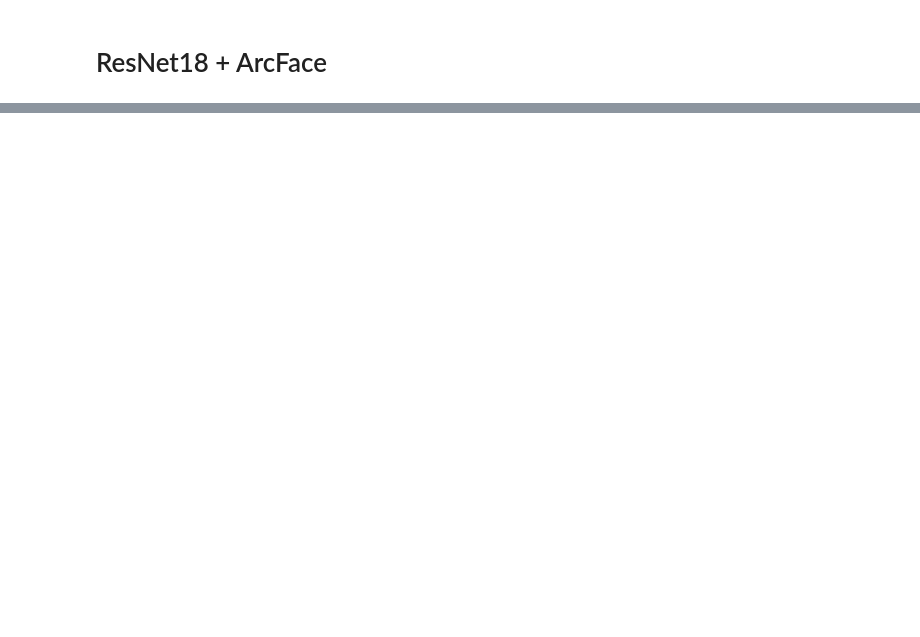
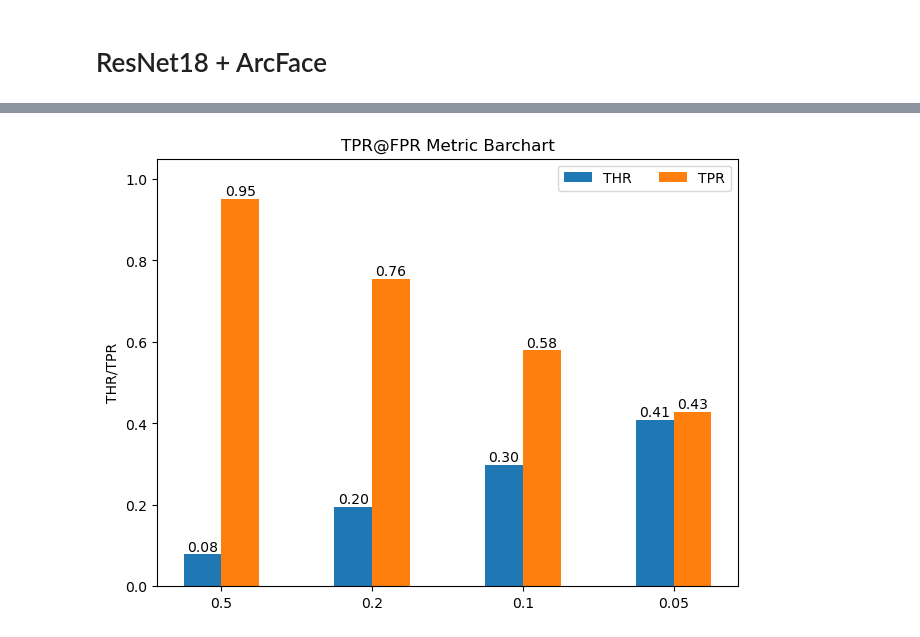
Before and after one commit to mikheevshow/Face-Recognition-Pipeline, a Jupyter notebook: train-face-recognition-final.ipynb, the cells around one changed output, grey strips where cells are left out. Drawn from its saved outputs; the diff is of its cells as text; code cells hidden in the pictures; blank space fills up the shorter version.

```diff
--- a/train-face-recognition-final.ipynb
+++ b/train-face-recognition-final.ipynb
@@ -143,0 +324,14 @@ test_thr, test_tpr
+# %%
+arc_fpr = [0.5, 0.2, 0.1, 0.05]
+arc_thr = [0.0783219188451767,
+           0.19534584879875183,
+           0.29872238636016846,
+           0.4087905287742615]
+arc_tpr = [0.9519733713742273,
+           0.7550438149582229,
+           0.5796481217308607,
+           0.4288431492425786]
+# %%
+draw_tpr_fpr_barchart(arc_fpr, arc_thr, arc_tpr)
+# %% [output]
+[figure, added]
```
Also changed, not shown: parts of 42 cells of this notebook, 8 other files.
